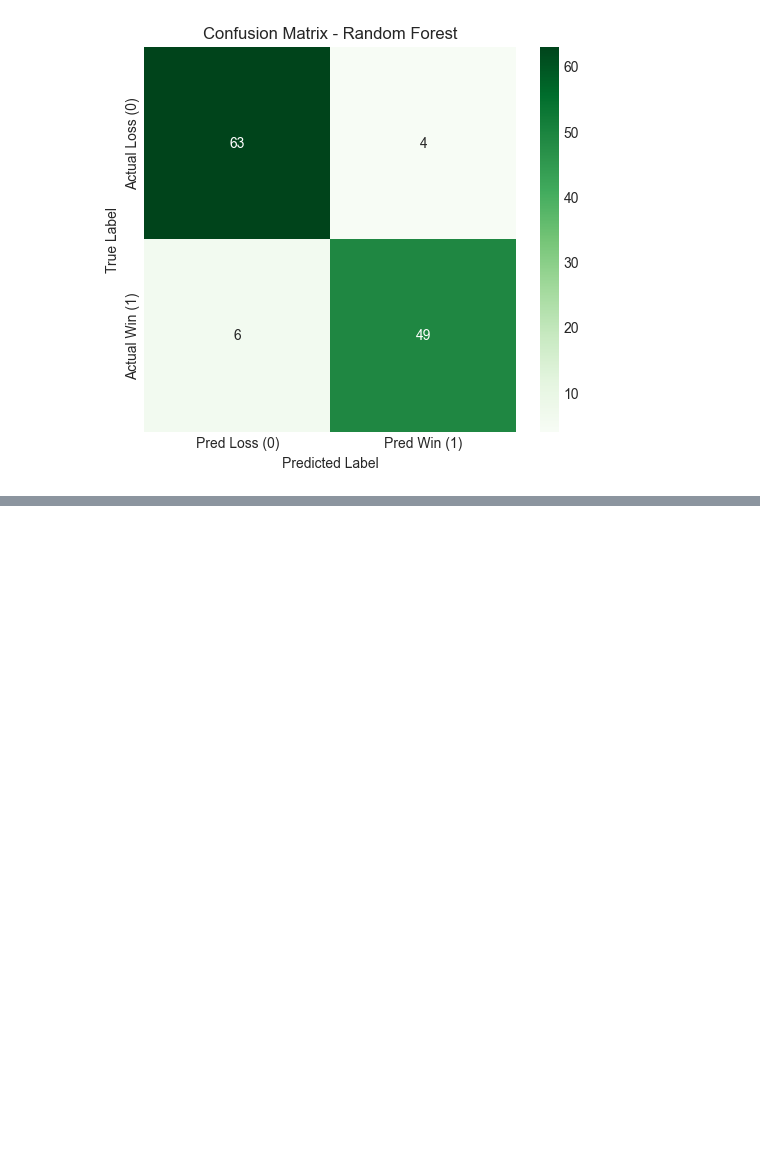
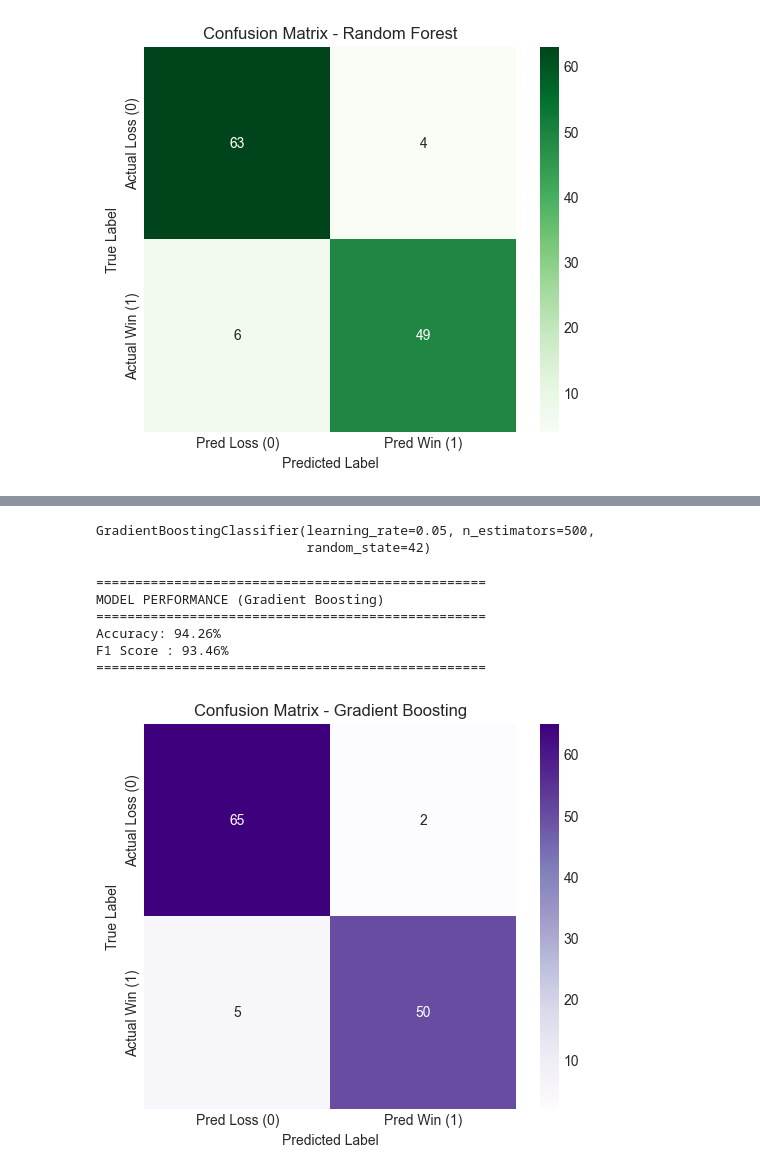
Before and after one commit to carev002/CS422-Machine-Learning-Project, a Jupyter notebook: CS422OWProject.ipynb, the cells around one changed output, grey strips where cells are left out. Saved outputs shown, nothing was run; the diff lists cells and outputs as text; code cells hidden in the pictures; blank space fills up the shorter version.

```diff
--- a/CS422OWProject.ipynb
+++ b/CS422OWProject.ipynb
@@ -313,0 +319,53 @@ NOTE: Deaths being an important feature does not mean high deaths is good. This
+# %%
+tree_amount = 500 # 500-600 are better than 400 and 700
+learn_rate = 0.05 # .05 is better than .1 and .01
+# %%
+gb_model = GradientBoostingClassifier(
+    n_estimators=tree_amount,
+    learning_rate=learn_rate,
+    max_depth=3,
+    random_state=42
+)
+
+gb_model.fit(X_train, y_train)
+# %% [output]
+GradientBoostingClassifier(learning_rate=0.05, n_estimators=500,
+                           random_state=42)
+# %%
+gb_pred = gb_model.predict(X_test)
+# %%
+gb_accuracy = accuracy_score(y_test, gb_pred)
+gb_f1 = f1_score(y_test, gb_pred)
+gb_cm = confusion_matrix(y_test, gb_pred)
+# %%
+print("="*50)
+print("MODEL PERFORMANCE (Gradient Boosting)")
+print("="*50)
+print(f"Accuracy: {gb_accuracy*100:.2f}%")
+print(f"F1 Score : {gb_f1*100:.2f}%")
+print("="*50)
+
+plt.figure(figsize=(6,5))
+
+sns.heatmap(
+    gb_cm,
+    annot=True,
+    fmt="d",
+    cmap="Purples",
+    xticklabels=["Pred Loss (0)", "Pred Win (1)"],
+    yticklabels=["Actual Loss (0)", "Actual Win (1)"]
+)
+
+plt.title("Confusion Matrix - Gradient Boosting")
+plt.xlabel("Predicted Label")
+plt.ylabel("True Label")
+
+plt.show()
+# %% [output]
+==================================================
+MODEL PERFORMANCE (Gradient Boosting)
+==================================================
+Accuracy: 94.26%
+F1 Score : 93.46%
+==================================================
+[figure, added]
```
Also changed, not shown: parts of 60 cells of this notebook.
